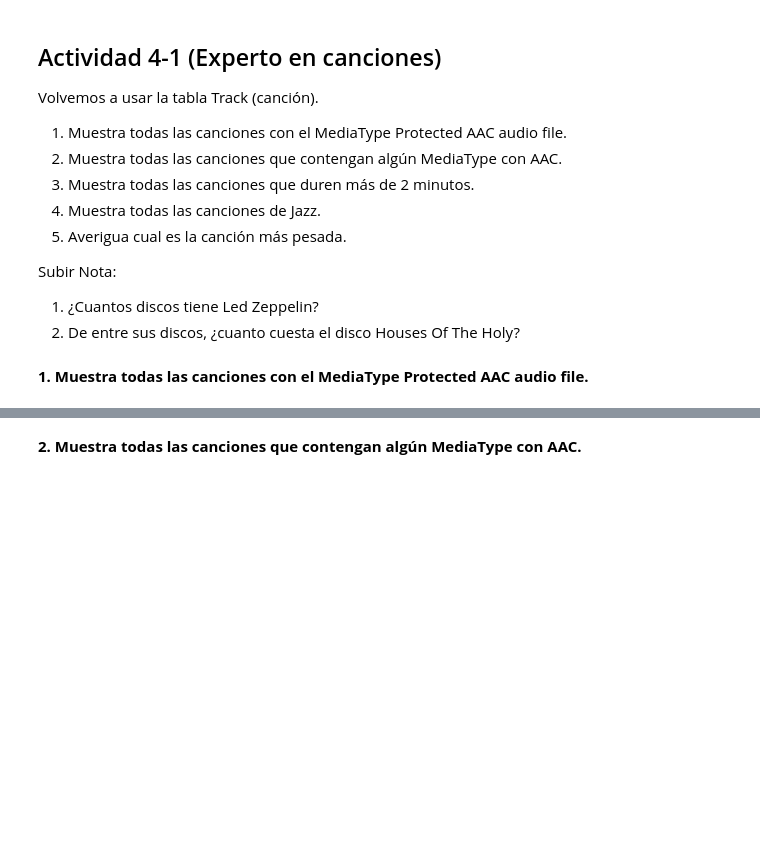
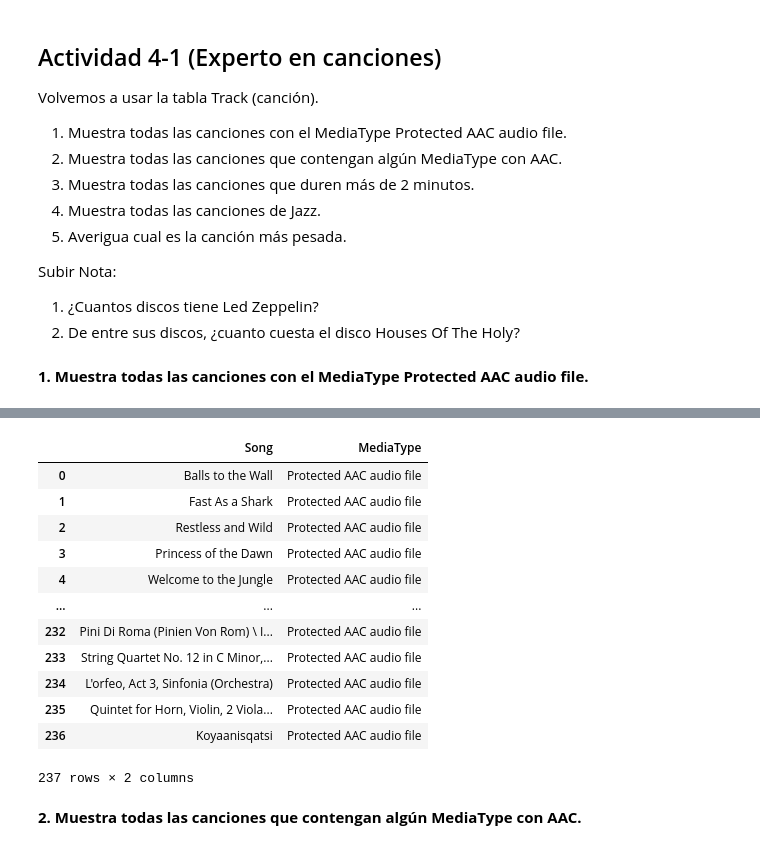
Before and after one commit to mstoychev/Data-Science-Projects, a Jupyter notebook: 0. Data Analyst Portfolio/3. SQL exercise/Práctica SQL_MitkoStoychev.ipynb, the cells around one changed output, grey strips where cells are left out. Drawn from its saved outputs; the diff is of its cells as text; code cells hidden in the pictures; blank space fills up the shorter version.

```diff
--- a/0. Data Analyst Portfolio/3. SQL exercise/Práctica SQL_MitkoStoychev.ipynb
+++ b/0. Data Analyst Portfolio/3. SQL exercise/Práctica SQL_MitkoStoychev.ipynb
@@ -514,2 +529,30 @@ Subir Nota:
+# %%
+# Note:  MediaTypeId 2 → Protected AAC audio file
+query = """
+SELECT Track.Name AS Song, MediaType.Name AS MediaType
+FROM Track
+JOIN MediaType ON Track.MediaTypeId = MediaType.MediaTypeId
+WHERE MediaType.Name = 'Protected AAC audio file'
+"""
+cursor.execute(query)
+songs = cursor.fetchall()
+
+column_names = [description[0] for description in cursor.description]
+songs_df = pd.DataFrame(songs, columns=column_names)
+songs_df
+# %% [output]
+|  | Song | MediaType |
+| 0 | Balls to the Wall | Protected AAC audio file |
+| 1 | Fast As a Shark | Protected AAC audio file |
+| 2 | Restless and Wild | Protected AAC audio file |
+| 3 | Princess of the Dawn | Protected AAC audio file |
+| 4 | Welcome to the Jungle | Protected AAC audio file |
+| ... | ... | ... |
+| 232 | Pini Di Roma (Pinien Von Rom) \ I... | Protected AAC audio file |
+| 233 | String Quartet No. 12 in C Minor,... | Protected AAC audio file |
+| 234 | L'orfeo, Act 3, Sinfonia (Orchestra) | Protected AAC audio file |
+| 235 | Quintet for Horn, Violin, 2 Viola... | Protected AAC audio file |
+| 236 | Koyaanisqatsi | Protected AAC audio file |
+237 rows × 2 columns
 # %% [markdown]
 **2. Muestra todas las canciones que contengan algún MediaType con AAC.**
```
Also changed, not shown: parts of 25 cells of this notebook.
